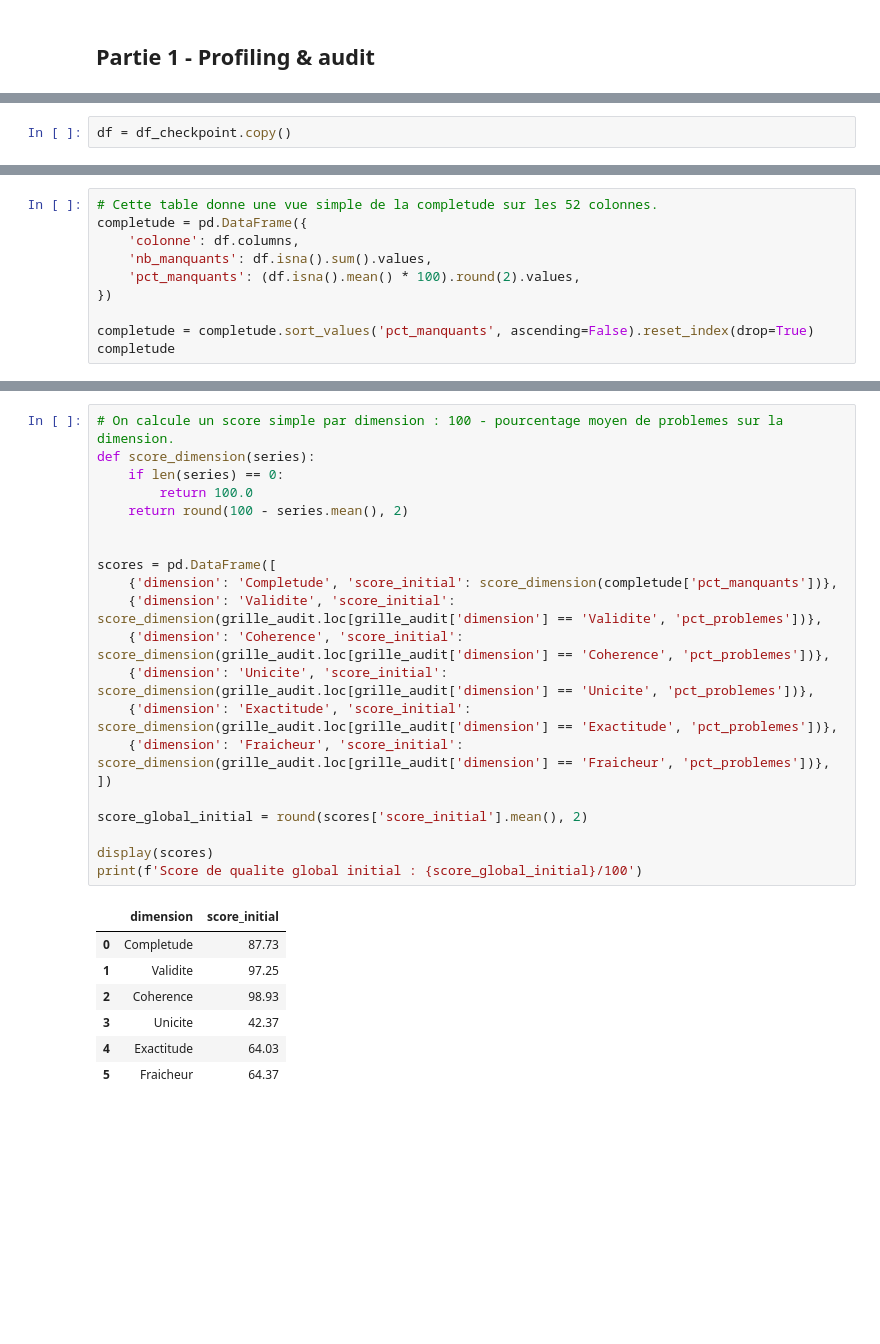
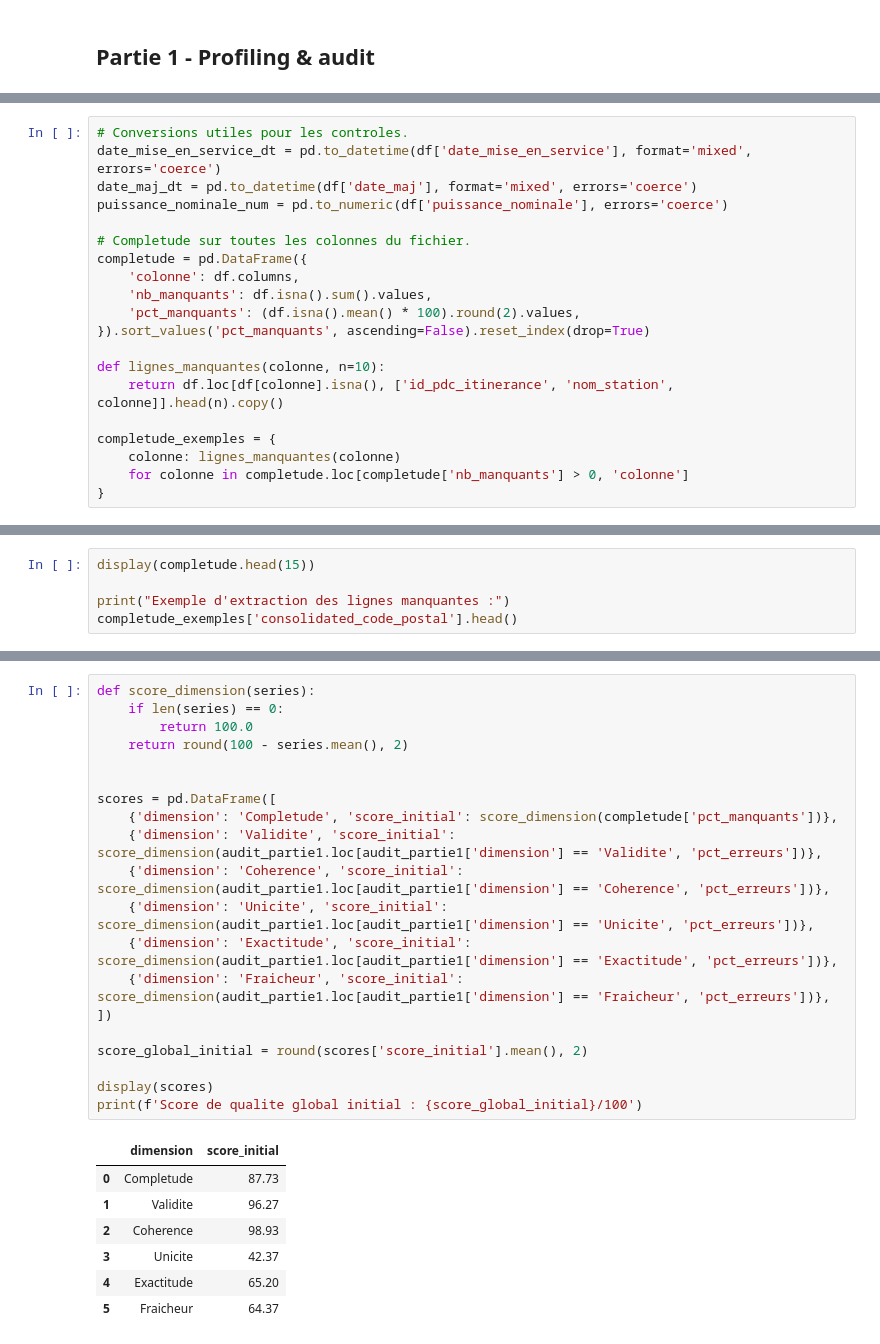
Before and after one commit to Shugela/tp_qualite_donnee, a Jupyter notebook: pipeline_irve.ipynb, the cells around one changed output, grey strips where cells are left out. Cells and saved outputs as stored; diff of their text form; blank space fills up the shorter version.

```diff
--- a/pipeline_irve.ipynb
+++ b/pipeline_irve.ipynb
@@ -63,6 +63,24 @@ Nombre de colonnes : 52
 | 4 | ChargePoint | NaN | info@chargepoint.com | ChargePoint | info@chargepoint.com | ... |
 5 rows × 52 columns
 # %%
-df = df_checkpoint.copy()
+# Conversions utiles pour les controles.
+date_mise_en_service_dt = pd.to_datetime(df['date_mise_en_service'], format='mixed', errors='coerce')
+date_maj_dt = pd.to_datetime(df['date_maj'], format='mixed', errors='coerce')
+puissance_nominale_num = pd.to_numeric(df['puissance_nominale'], errors='coerce')
+
+# Completude sur toutes les colonnes du fichier.
+completude = pd.DataFrame({
+    'colonne': df.columns,
+    'nb_manquants': df.isna().sum().values,
+    'pct_manquants': (df.isna().mean() * 100).round(2).values,
+}).sort_values('pct_manquants', ascending=False).reset_index(drop=True)
+
+def lignes_manquantes(colonne, n=10):
+    return df.loc[df[colonne].isna(), ['id_pdc_itinerance', 'nom_station', colonne]].head(n).copy()
+
+completude_exemples = {
+    colonne: lignes_manquantes(colonne)
+    for colonne in completude.loc[completude['nb_manquants'] > 0, 'colonne']
+}
 # %% [markdown]
 ### Rapport de profiling automatique
@@ -139,13 +240,8 @@ On commence par regarder la completude de toutes les colonnes, puis on construit
 # %%
-# Cette table donne une vue simple de la completude sur les 52 colonnes.
-completude = pd.DataFrame({
-    'colonne': df.columns,
-    'nb_manquants': df.isna().sum().values,
-    'pct_manquants': (df.isna().mean() * 100).round(2).values,
-})
+display(completude.head(15))
 
-completude = completude.sort_values('pct_manquants', ascending=False).reset_index(drop=True)
-completude
+print("Exemple d'extraction des lignes manquantes :")
+completude_exemples['consolidated_code_postal'].head()
 # %% [output]
 |  | colonne | nb_manquants | pct_manquants |
 | 0 | observations | 180712 | 79.53 |
@@ -247,29 +306,28 @@ grille_audit
 # %%
-# On calcule un score simple par dimension : 100 - pourcentage moyen de problemes sur la dimension.
 def score_dimension(series):
     if len(series) == 0:
         return 100.0
     return round(100 - series.mean(), 2)
 
 
 scores = pd.DataFrame([
     {'dimension': 'Completude', 'score_initial': score_dimension(completude['pct_manquants'])},
-    {'dimension': 'Validite', 'score_initial': score_dimension(grille_audit.loc[grille_audit['dimension'] == 'Validite', 'pct_problemes'])},
-    {'dimension': 'Coherence', 'score_initial': score_dimension(grille_audit.loc[grille_audit['dimension'] == 'Coherence', 'pct_problemes'])},
-    {'dimension': 'Unicite', 'score_initial': score_dimension(grille_audit.loc[grille_audit['dimension'] == 'Unicite', 'pct_problemes'])},
-    {'dimension': 'Exactitude', 'score_initial': score_dimension(grille_audit.loc[grille_audit['dimension'] == 'Exactitude', 'pct_problemes'])},
-    {'dimension': 'Fraicheur', 'score_initial': score_dimension(grille_audit.loc[grille_audit['dimension'] == 'Fraicheur', 'pct_problemes'])},
+    {'dimension': 'Validite', 'score_initial': score_dimension(audit_partie1.loc[audit_partie1['dimension'] == 'Validite', 'pct_erreurs'])},
+    {'dimension': 'Coherence', 'score_initial': score_dimension(audit_partie1.loc[audit_partie1['dimension'] == 'Coherence', 'pct_erreurs'])},
+    {'dimension': 'Unicite', 'score_initial': score_dimension(audit_partie1.loc[audit_partie1['dimension'] == 'Unicite', 'pct_erreurs'])},
+    {'dimension': 'Exactitude', 'score_initial': score_dimension(audit_partie1.loc[audit_partie1['dimension'] == 'Exactitude', 'pct_erreurs'])},
+    {'dimension': 'Fraicheur', 'score_initial': score_dimension(audit_partie1.loc[audit_partie1['dimension'] == 'Fraicheur', 'pct_erreurs'])},
 ])
 
 score_global_initial = round(scores['score_initial'].mean(), 2)
 
 display(scores)
 print(f'Score de qualite global initial : {score_global_initial}/100')
 # %% [output]
 |  | dimension | score_initial |
 | 0 | Completude | 87.73 |
-| 1 | Validite | 97.25 |
+| 1 | Validite | 96.27 |
 | 2 | Coherence | 98.93 |
 | 3 | Unicite | 42.37 |
-| 4 | Exactitude | 64.03 |
+| 4 | Exactitude | 65.20 |
 | 5 | Fraicheur | 64.37 |
```
Also changed, not shown: parts of 34 cells of this notebook, 1 other file.
